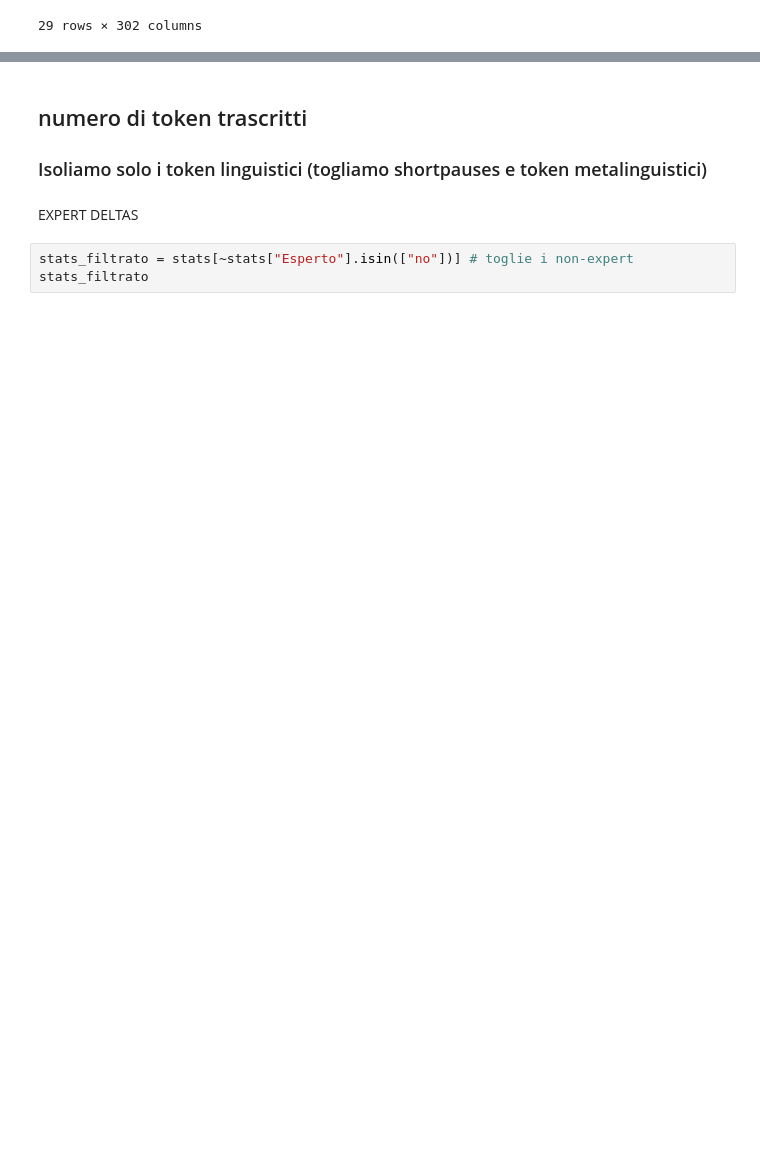
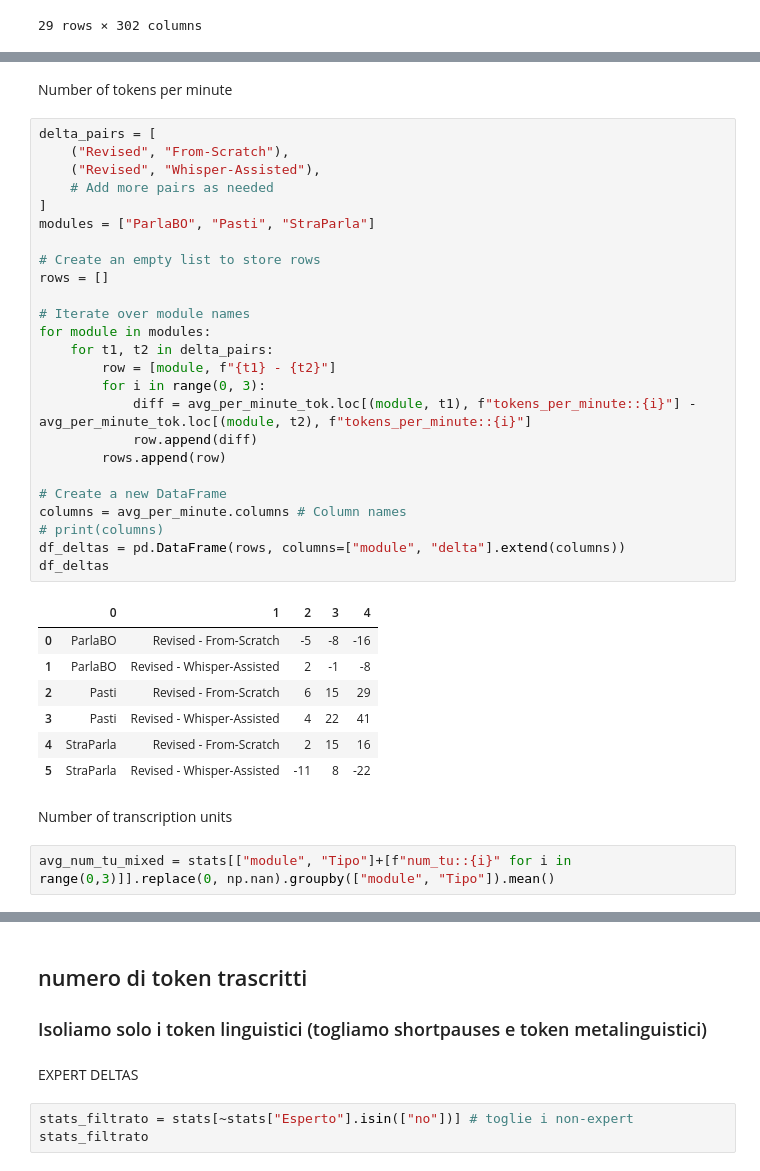
Before and after one commit to LaboratorioSperimentale/asr-assisted-transcription, a Jupyter notebook: data_analysis/analysis.ipynb, the cells around one changed output, grey strips where cells are left out. Saved outputs shown, nothing was run; the diff lists cells and outputs as text; blank space fills up the shorter version.

```diff
--- a/data_analysis/analysis.ipynb
+++ b/data_analysis/analysis.ipynb
@@ -28,0 +46,39 @@ stats
+# %% [markdown]
+Number of tokens per minute
+# %%
+delta_pairs = [
+    ("Revised", "From-Scratch"),
+    ("Revised", "Whisper-Assisted"),
+    # Add more pairs as needed
+]
+modules = ["ParlaBO", "Pasti", "StraParla"]
+
+# Create an empty list to store rows
+rows = []
+
+# Iterate over module names
+for module in modules:
+    for t1, t2 in delta_pairs:
+        row = [module, f"{t1} - {t2}"]
+        for i in range(0, 3):
+            diff = avg_per_minute_tok.loc[(module, t1), f"tokens_per_minute::{i}"] - avg_per_minute_tok.loc[(module, t2), f"tokens_per_minute::{i}"]
+            row.append(diff)
+        rows.append(row)
+
+# Create a new DataFrame
+columns = avg_per_minute.columns # Column names
+# print(columns)
+df_deltas = pd.DataFrame(rows, columns=["module", "delta"].extend(columns))
+df_deltas
+# %% [output]
+|  | 0 | 1 | 2 | 3 | 4 |
+| 0 | ParlaBO | Revised - From-Scratch | -5 | -8 | -16 |
+| 1 | ParlaBO | Revised - Whisper-Assisted | 2 | -1 | -8 |
+| 2 | Pasti | Revised - From-Scratch | 6 | 15 | 29 |
+| 3 | Pasti | Revised - Whisper-Assisted | 4 | 22 | 41 |
+| 4 | StraParla | Revised - From-Scratch | 2 | 15 | 16 |
+| 5 | StraParla | Revised - Whisper-Assisted | -11 | 8 | -22 |
+# %% [markdown]
+Number of transcription units
+# %%
+avg_num_tu_mixed = stats[["module", "Tipo"]+[f"num_tu::{i}" for i in range(0,3)]].replace(0, np.nan).groupby(["module", "Tipo"]).mean()
```
Also changed, not shown: parts of 2 cells of this notebook.
